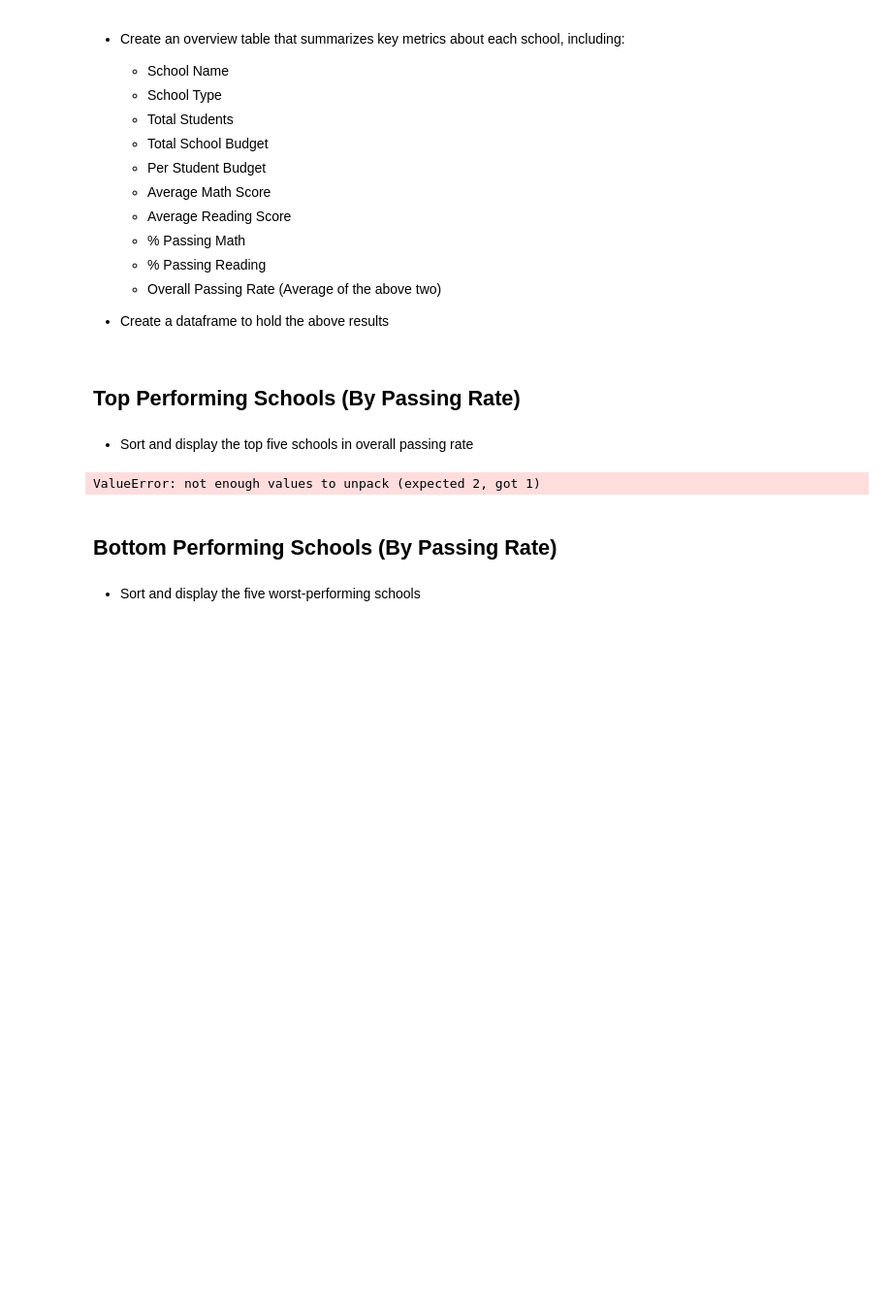
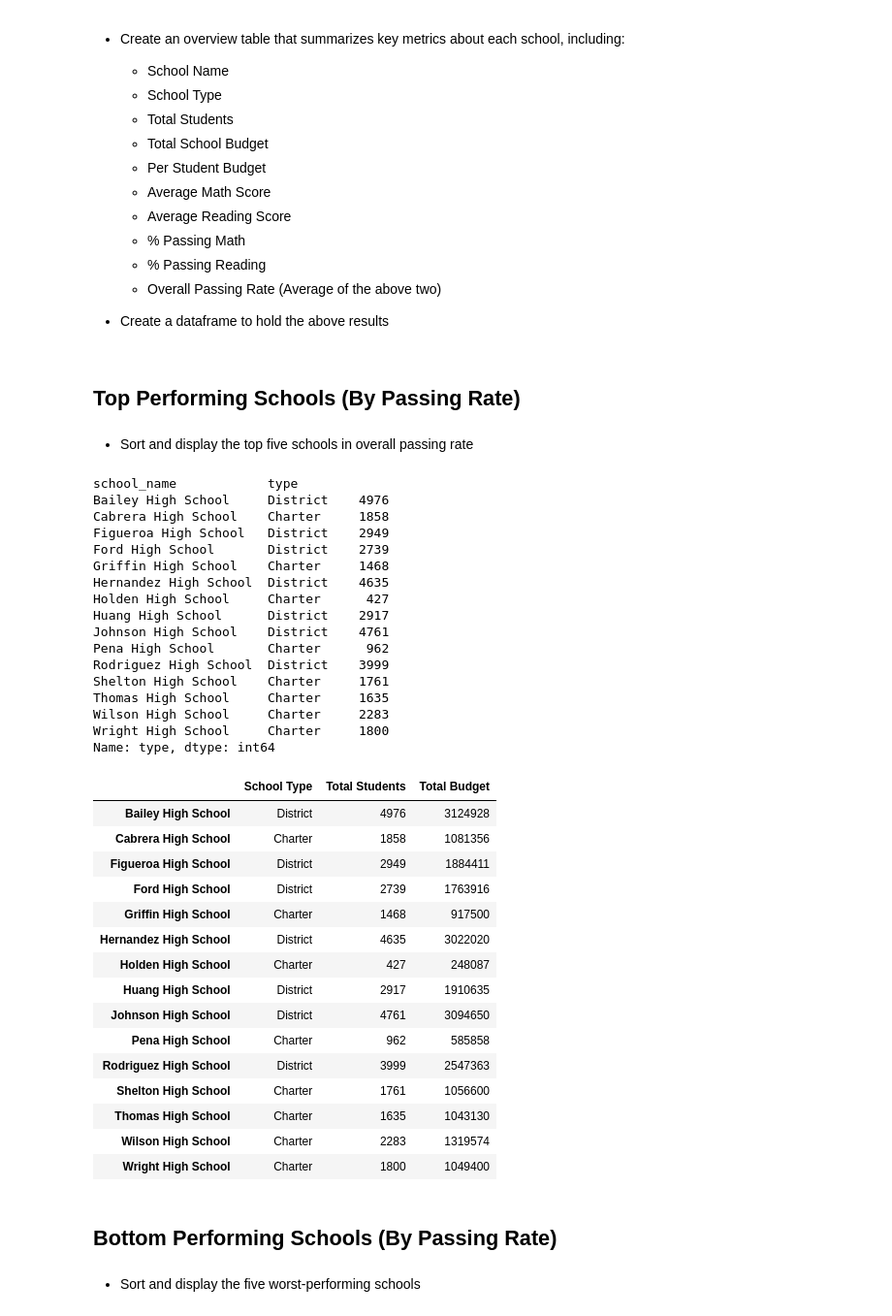
Before and after one commit to davidjaimes/school-district-budget-analysis, a Jupyter notebook: CitySchools-version2.ipynb, the cells around one changed output. Shown at 97% size. Saved outputs shown, nothing was run; the diff lists cells and outputs as text; code cells hidden in the pictures; blank space fills up the shorter version.

Commit message:
add total budget

```diff
--- a/CitySchools-version2.ipynb
+++ b/CitySchools-version2.ipynb
@@ -69,15 +69,51 @@ dict_keys(['Bailey High School', 'Cabrera High School', 'Figueroa High School',
 * Sort and display the top five schools in overall passing rate
 # %%
 group = school_data_complete.groupby(['school_name'])
+print(group['type'].value_counts())
 school_name = [key1 for (key1, key2) in group]
-school_type = [key2 for (key1, key2) in group['type'].unique()]
+school_type = [x[0] for x in group['type'].unique()]
 total_students = group['Student ID'].count()
+total_budget = [x[0] for x in group['budget'].unique()]
 
 pd.DataFrame({
     'School Type':  school_type,
+    'Total Students': total_students,
+    'Total Budget': total_budget
 }, index=school_name)
 # %% [output]
-ValueError: not enough values to unpack (expected 2, got 1)
+school_name            type
+Bailey High School     District    4976
+Cabrera High School    Charter     1858
+Figueroa High School   District    2949
+Ford High School       District    2739
+Griffin High School    Charter     1468
+Hernandez High School  District    4635
+Holden High School     Charter      427
+Huang High School      District    2917
+Johnson High School    District    4761
+Pena High School       Charter      962
+Rodriguez High School  District    3999
+Shelton High School    Charter     1761
+Thomas High School     Charter     1635
+Wilson High School     Charter     2283
+Wright High School     Charter     1800
+Name: type, dtype: int64
+|  | School Type | Total Students | Total Budget |
+| Bailey High School | District | 4976 | 3124928 |
+| Cabrera High School | Charter | 1858 | 1081356 |
+| Figueroa High School | District | 2949 | 1884411 |
+| Ford High School | District | 2739 | 1763916 |
+| Griffin High School | Charter | 1468 | 917500 |
+| Hernandez High School | District | 4635 | 3022020 |
+| Holden High School | Charter | 427 | 248087 |
+| Huang High School | District | 2917 | 1910635 |
+| Johnson High School | District | 4761 | 3094650 |
+| Pena High School | Charter | 962 | 585858 |
+| Rodriguez High School | District | 3999 | 2547363 |
+| Shelton High School | Charter | 1761 | 1056600 |
+| Thomas High School | Charter | 1635 | 1043130 |
+| Wilson High School | Charter | 2283 | 1319574 |
+| Wright High School | Charter | 1800 | 1049400 |
 # %% [markdown]
 ## Bottom Performing Schools (By Passing Rate)
 # %% [markdown]
```
